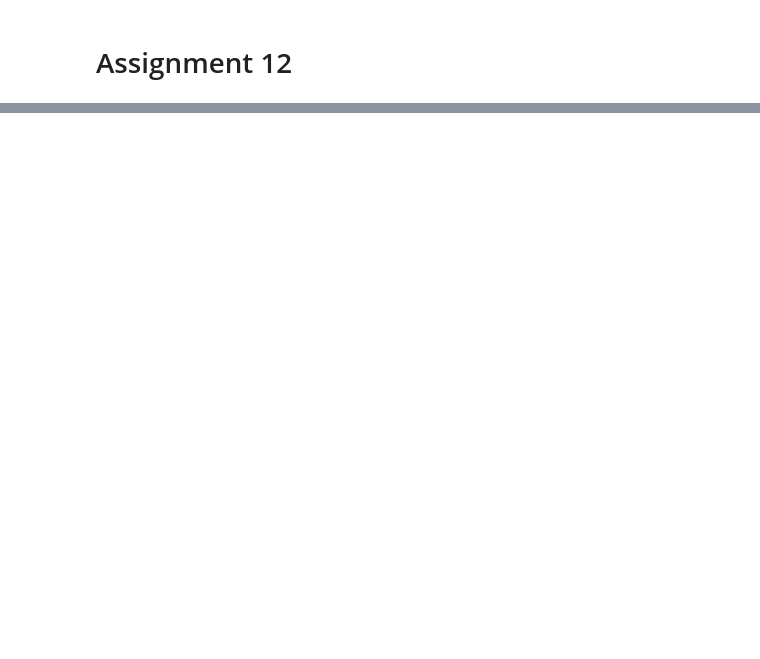
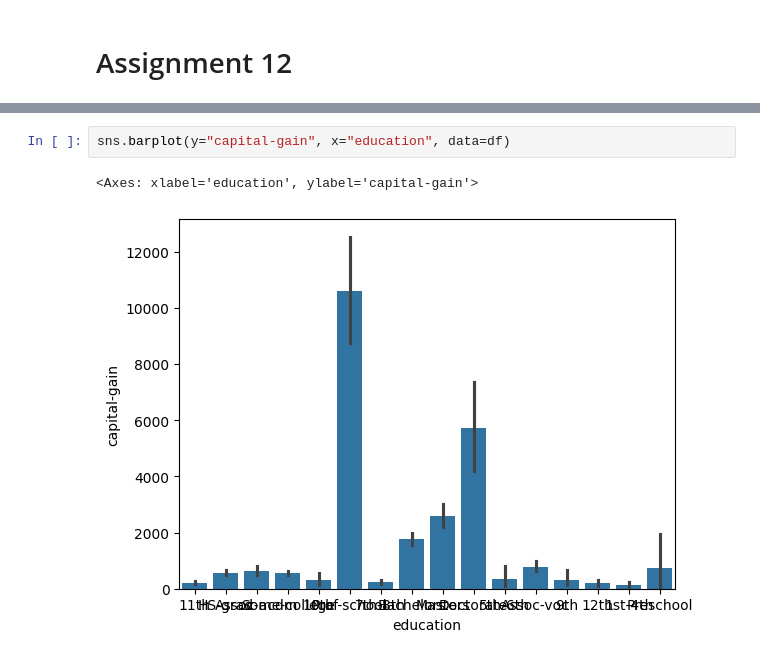
Before and after one commit to Ginger-liam/DataScienceLessons, a Jupyter notebook: Portfolio/Assignment 12.ipynb, the cells around one changed output, grey strips where cells are left out. Cells and saved outputs as stored; diff of their text form; blank space fills up the shorter version.

```diff
--- a/Portfolio/Assignment 12.ipynb
+++ b/Portfolio/Assignment 12.ipynb
@@ -15,0 +37,5 @@ movies.head()
+# %%
+sns.barplot(y="capital-gain", x="education", data=df)
+# %% [output]
+<Axes: xlabel='education', ylabel='capital-gain'>
+[figure, added]
```
Also changed, not shown: parts of 7 cells of this notebook, 11 other files.
